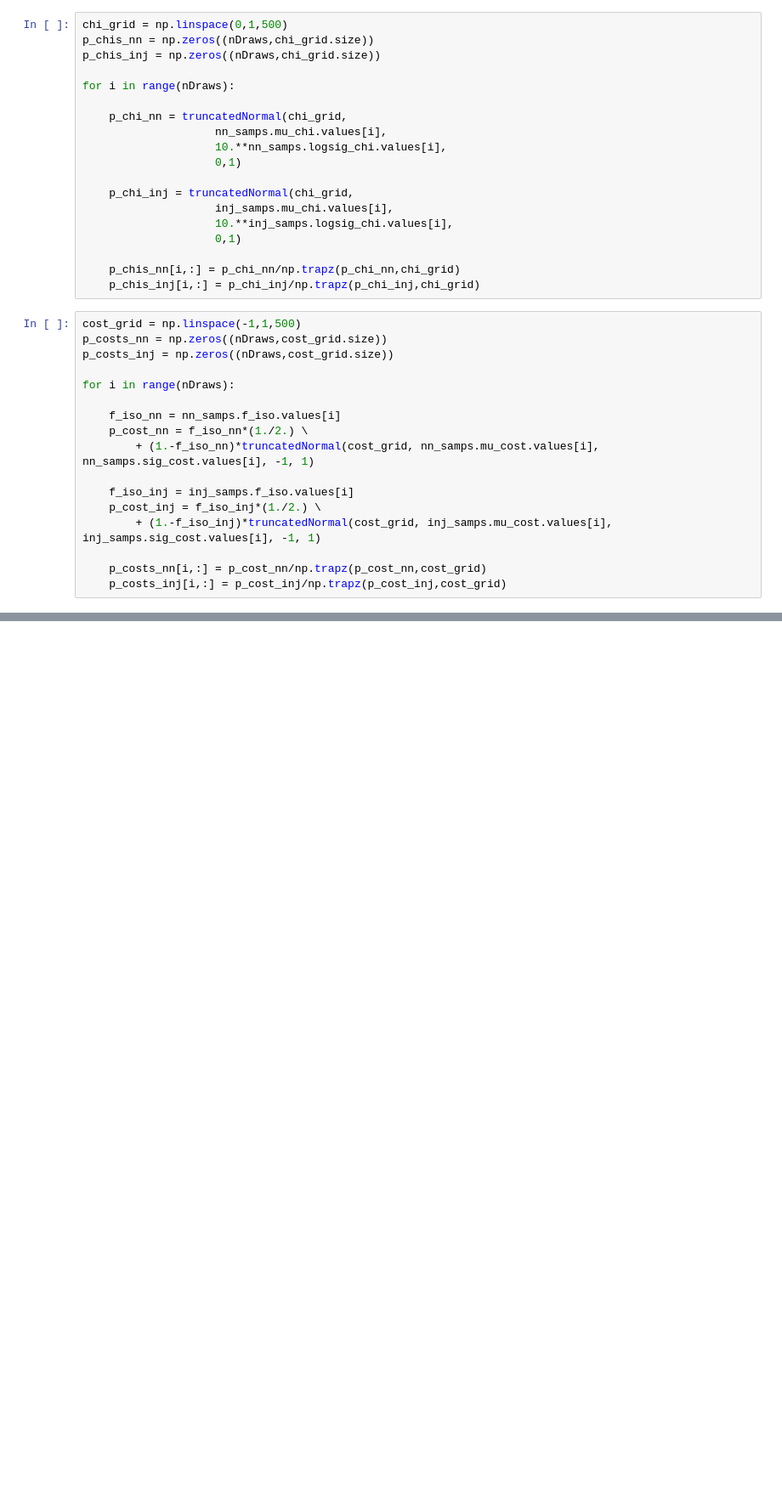
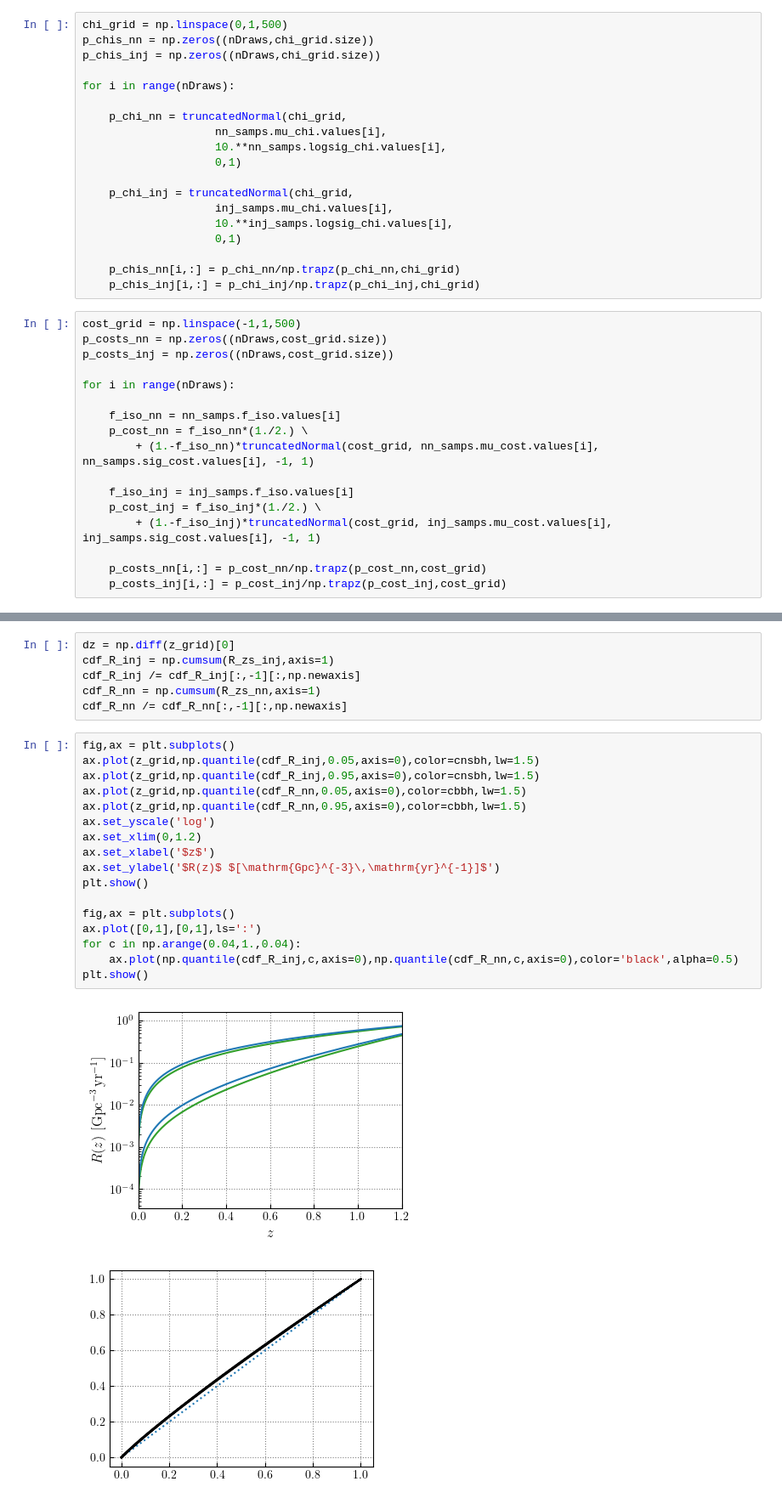
Before and after one commit to tcallister/learning-p-det, a Jupyter notebook: figures/make_figure_08.ipynb, the cells around one changed output, grey strips where cells are left out. Shown at 85% size. Saved outputs shown, nothing was run; the diff lists cells and outputs as text; blank space fills up the shorter version.

```diff
--- a/figures/make_figure_08.ipynb
+++ b/figures/make_figure_08.ipynb
@@ -238,0 +266,26 @@ plt.show()
+# %%
+dz = np.diff(z_grid)[0]
+cdf_R_inj = np.cumsum(R_zs_inj,axis=1)
+cdf_R_inj /= cdf_R_inj[:,-1][:,np.newaxis]
+cdf_R_nn = np.cumsum(R_zs_nn,axis=1)
+cdf_R_nn /= cdf_R_nn[:,-1][:,np.newaxis]
+# %%
+fig,ax = plt.subplots()
+ax.plot(z_grid,np.quantile(cdf_R_inj,0.05,axis=0),color=cnsbh,lw=1.5)
+ax.plot(z_grid,np.quantile(cdf_R_inj,0.95,axis=0),color=cnsbh,lw=1.5)
+ax.plot(z_grid,np.quantile(cdf_R_nn,0.05,axis=0),color=cbbh,lw=1.5)
+ax.plot(z_grid,np.quantile(cdf_R_nn,0.95,axis=0),color=cbbh,lw=1.5)
+ax.set_yscale('log')
+ax.set_xlim(0,1.2)
+ax.set_xlabel('$z$')
+ax.set_ylabel('$R(z)$ $[\mathrm{Gpc}^{-3}\,\mathrm{yr}^{-1}]$')
+plt.show()
+
+fig,ax = plt.subplots()
+ax.plot([0,1],[0,1],ls=':')
+for c in np.arange(0.04,1.,0.04):
+    ax.plot(np.quantile(cdf_R_inj,c,axis=0),np.quantile(cdf_R_nn,c,axis=0),color='black',alpha=0.5)
+plt.show()
+# %% [output]
+[figure, added]
+[figure, added]
```
Also changed, not shown: parts of 5 cells of this notebook, 57 other files.
